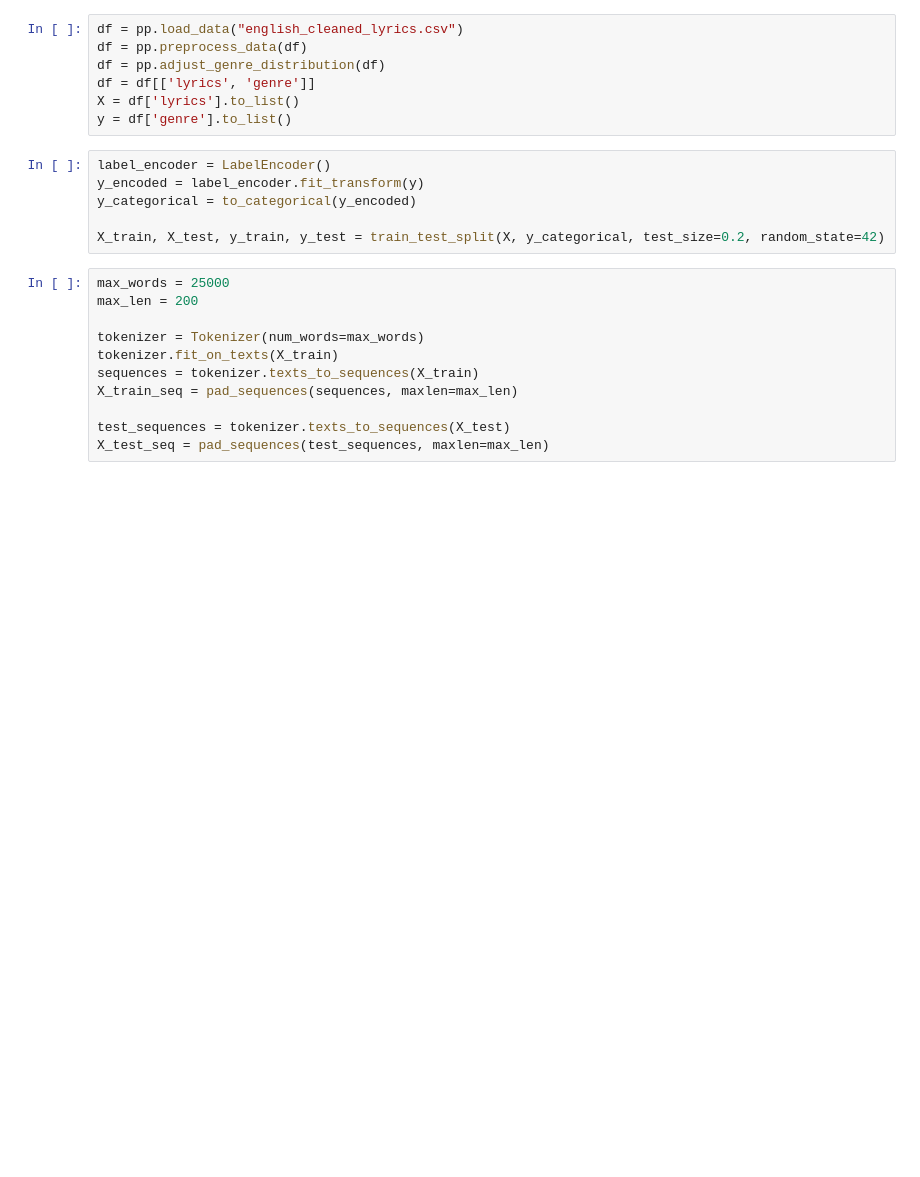
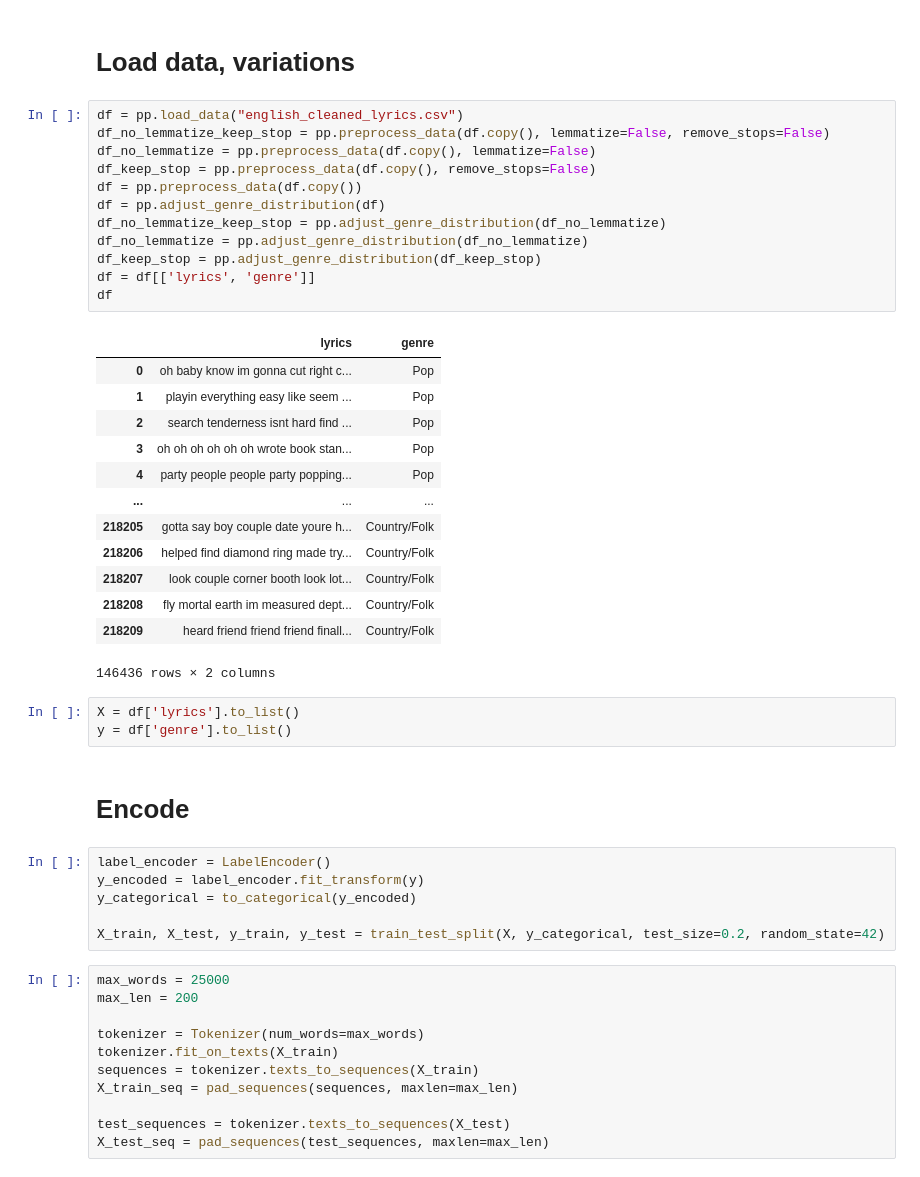
Before and after one commit to palhart/nlp-project, a Jupyter notebook: src/neural_network_recurrent.ipynb, the cells around one changed output. Drawn from its saved outputs; the diff is of its cells as text; blank space fills up the shorter version.

```diff
--- a/src/neural_network_recurrent.ipynb
+++ b/src/neural_network_recurrent.ipynb
@@ -34,10 +56,36 @@ nltk.download('punkt')
+# %% [markdown]
+# Load data, variations
 # %%
 df = pp.load_data("english_cleaned_lyrics.csv")
-df = pp.preprocess_data(df)
+df_no_lemmatize_keep_stop = pp.preprocess_data(df.copy(), lemmatize=False, remove_stops=False)
+df_no_lemmatize = pp.preprocess_data(df.copy(), lemmatize=False)
+df_keep_stop = pp.preprocess_data(df.copy(), remove_stops=False)
+df = pp.preprocess_data(df.copy())
 df = pp.adjust_genre_distribution(df)
+df_no_lemmatize_keep_stop = pp.adjust_genre_distribution(df_no_lemmatize)
+df_no_lemmatize = pp.adjust_genre_distribution(df_no_lemmatize)
+df_keep_stop = pp.adjust_genre_distribution(df_keep_stop)
 df = df[['lyrics', 'genre']]
-X = df['lyrics'].to_list()
-y = df['genre'].to_list()
+df
+# %% [output]
+|  | lyrics | genre |
+| 0 | oh baby know im gonna cut right c... | Pop |
+| 1 | playin everything easy like seem ... | Pop |
+| 2 | search tenderness isnt hard find ... | Pop |
+| 3 | oh oh oh oh oh oh wrote book stan... | Pop |
+| 4 | party people people party popping... | Pop |
+| ... | ... | ... |
+| 218205 | gotta say boy couple date youre h... | Country/Folk |
+| 218206 | helped find diamond ring made try... | Country/Folk |
+| 218207 | look couple corner booth look lot... | Country/Folk |
+| 218208 | fly mortal earth im measured dept... | Country/Folk |
+| 218209 | heard friend friend friend finall... | Country/Folk |
+146436 rows × 2 columns
+# %%
+X = df['lyrics'].to_list()
+y = df['genre'].to_list()
+# %% [markdown]
+# Encode
 # %%
 label_encoder = LabelEncoder()
 y_encoded = label_encoder.fit_transform(y)
```
Also changed, not shown: parts of 15 cells of this notebook, 2 other files.
